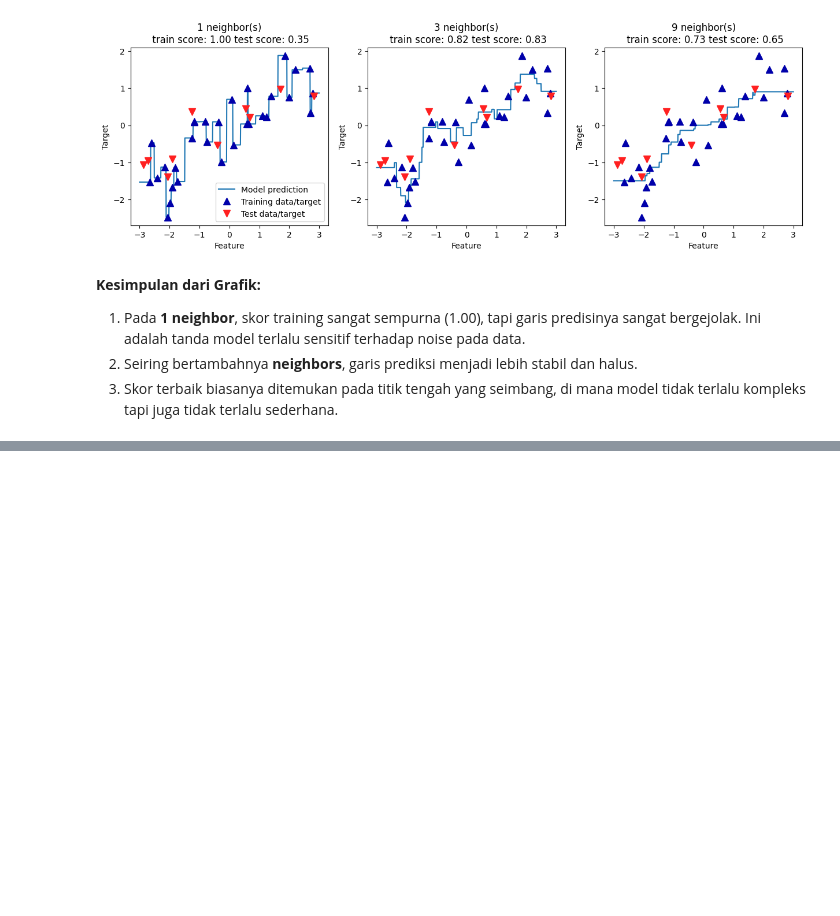
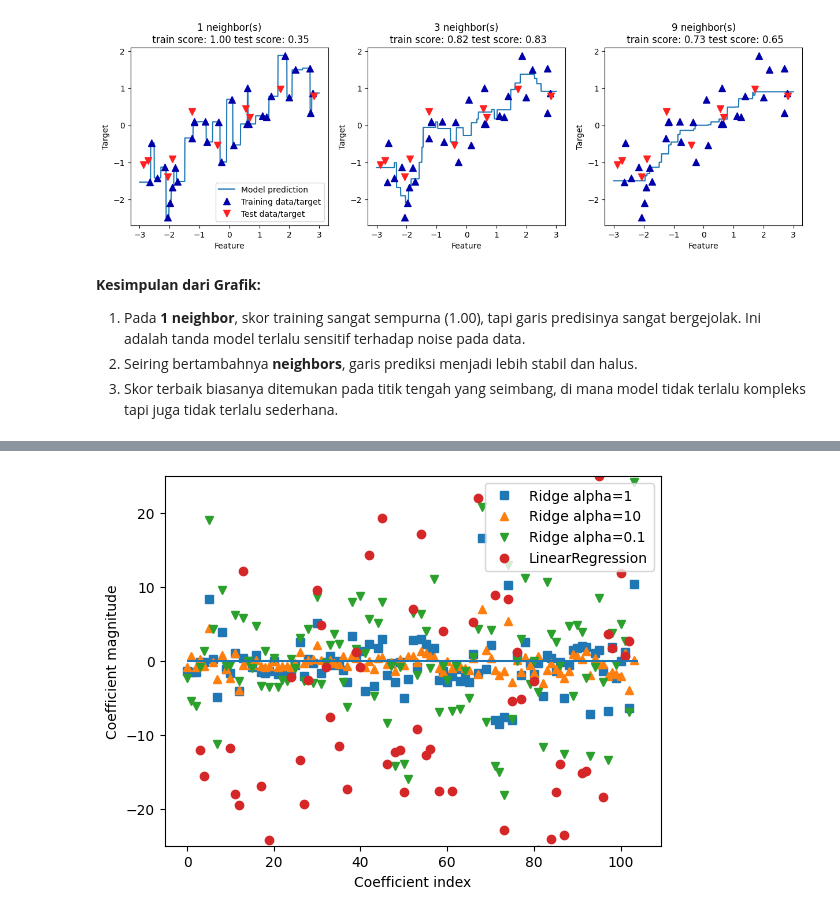
Before and after one commit to Keistkmiya/Introduction-to-Machine-Learning-with-Python, a Jupyter notebook: Chapter_01_Introduction.ipynb, the cells around one changed output, grey strips where cells are left out. Saved outputs shown, nothing was run; the diff lists cells and outputs as text; code cells hidden in the pictures; blank space fills up the shorter version.

```diff
--- a/Chapter_01_Introduction.ipynb
+++ b/Chapter_01_Introduction.ipynb
@@ -220,0 +295,21 @@ axes[0].legend(["Model prediction", "Training data/target", "Test data/target"],
+# %%
+from sklearn.linear_model import Ridge
+from sklearn.linear_model import LinearRegression
+from sklearn.model_selection import train_test_split
+import mglearn
+
+# Memuat dataset dengan banyak fitur (104 fitur)
+X, y = mglearn.datasets.load_extended_boston()
+X_train, X_test, y_train, y_test = train_test_split(X, y, random_state=0)
+# %%
+# 1. Linear Regression biasa (Tanpa Regularization)
+lr = LinearRegression().fit(X_train, y_train)
+print("--- Linear Regression ---")
+print(f"Training score: {lr.score(X_train, y_train):.2f}")
+print(f"Test score: {lr.score(X_test, y_test):.2f}\n")
+
+# 2. Ridge Regression (Dengan Alpha default = 1.0)
+ridge = Ridge().fit(X_train, y_train)
+print("--- Ridge Regression (alpha=1) ---")
+print(f"Training score: {ridge.score(X_train, y_train):.2f}")
+print(f"Test score: {ridge.score(X_test, y_test):.2f}")
@@ -220,0 +334,22 @@ axes[0].legend(["Model prediction", "Training data/target", "Test data/target"],
+# %%
+# 1. Pastikan semua model dilatih dulu
+ridge = Ridge(alpha=1).fit(X_train, y_train) # Alpha default
+ridge10 = Ridge(alpha=10).fit(X_train, y_train)
+ridge01 = Ridge(alpha=0.1).fit(X_train, y_train)
+
+# 2. Baru deh bikin grafiknya
+plt.plot(ridge.coef_, 's', label="Ridge alpha=1")
+plt.plot(ridge10.coef_, '^', label="Ridge alpha=10")
+plt.plot(ridge01.coef_, 'v', label="Ridge alpha=0.1")
+
+# 3. Bandingkan dengan Linear Regression biasa
+plt.plot(lr.coef_, 'o', label="LinearRegression")
+
+plt.xlabel("Coefficient index")
+plt.ylabel("Coefficient magnitude")
+plt.hlines(0, 0, len(lr.coef_))
+plt.ylim(-25, 25)
+plt.legend()
+plt.show() # Tambahkan ini biar grafiknya muncul bersih tanpa teks sisa
+# %% [output]
+[figure, added]
```
Also changed, not shown: parts of 59 cells of this notebook.
